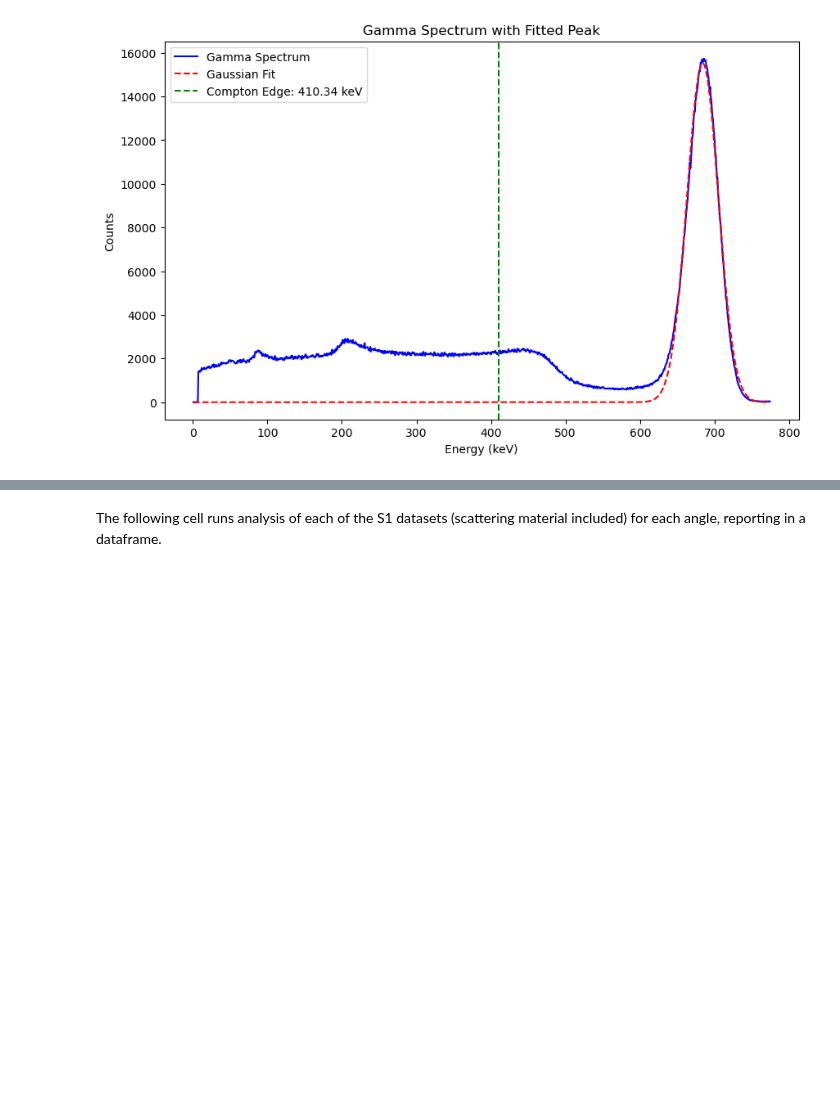
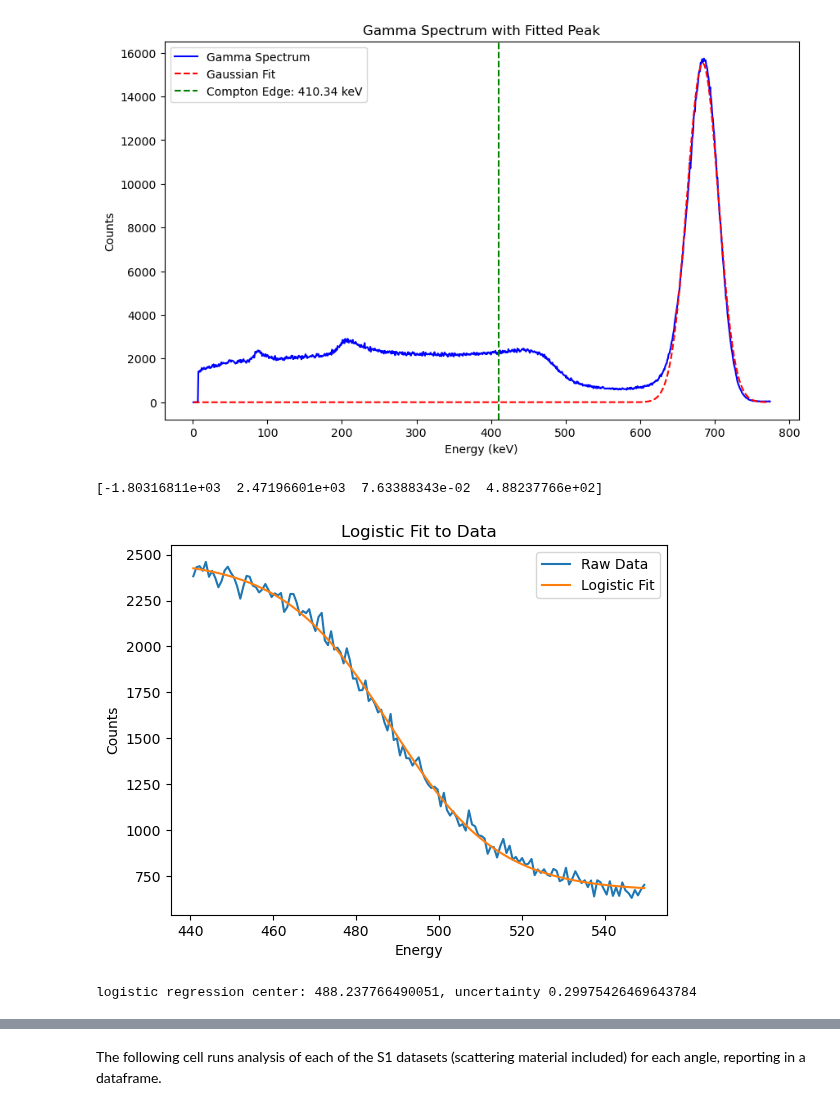
Before and after one commit to Steinburglar/advanced_exp, a Jupyter notebook: FAFO/TestCaseyCompton.ipynb, the cells around one changed output, grey strips where cells are left out. Cells and saved outputs as stored; diff of their text form; code cells hidden in the pictures; blank space fills up the shorter version.

Commit message:
added logistic regression for compton edge

```diff
--- a/FAFO/TestCaseyCompton.ipynb
+++ b/FAFO/TestCaseyCompton.ipynb
@@ -98,4 +98,15 @@ plt.legend()
 plt.show()
 # %% [output]
 [figure]
+# %%
+#Trim ROi for logistic regression fit on compton edge
+edge_trim_df = trim_df(control, 440, 550)
+popt, pcov = logistic_fit(edge_trim_df)
+print(popt)
+plot_logistic_fit(edge_trim_df,)
+print(f"logistic regression center: {popt[3]}, uncertainty {np.sqrt(pcov[3][3])}")
+# %% [output]
+[-1.80316811e+03  2.47196601e+03  7.63388343e-02  4.88237766e+02]
+[figure, added]
+logistic regression center: 488.237766490051, uncertainty 0.29975426469643784
 # %%
```
Also changed, not shown: parts of 5 cells of this notebook, 3 other files.
